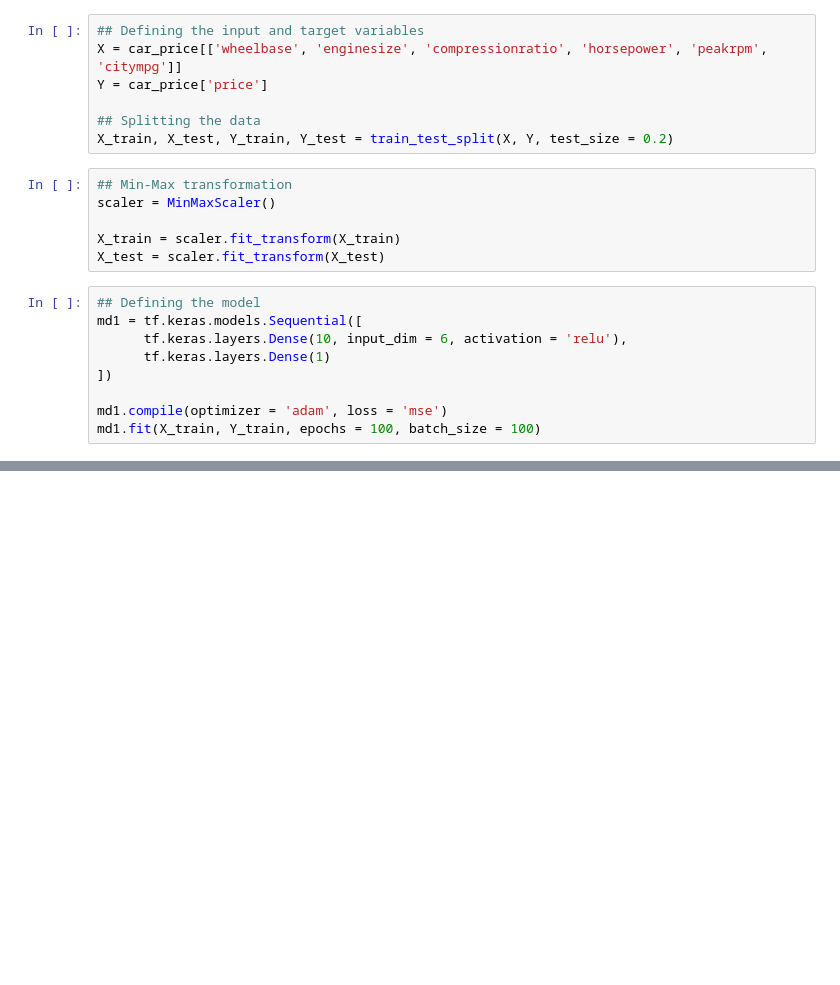
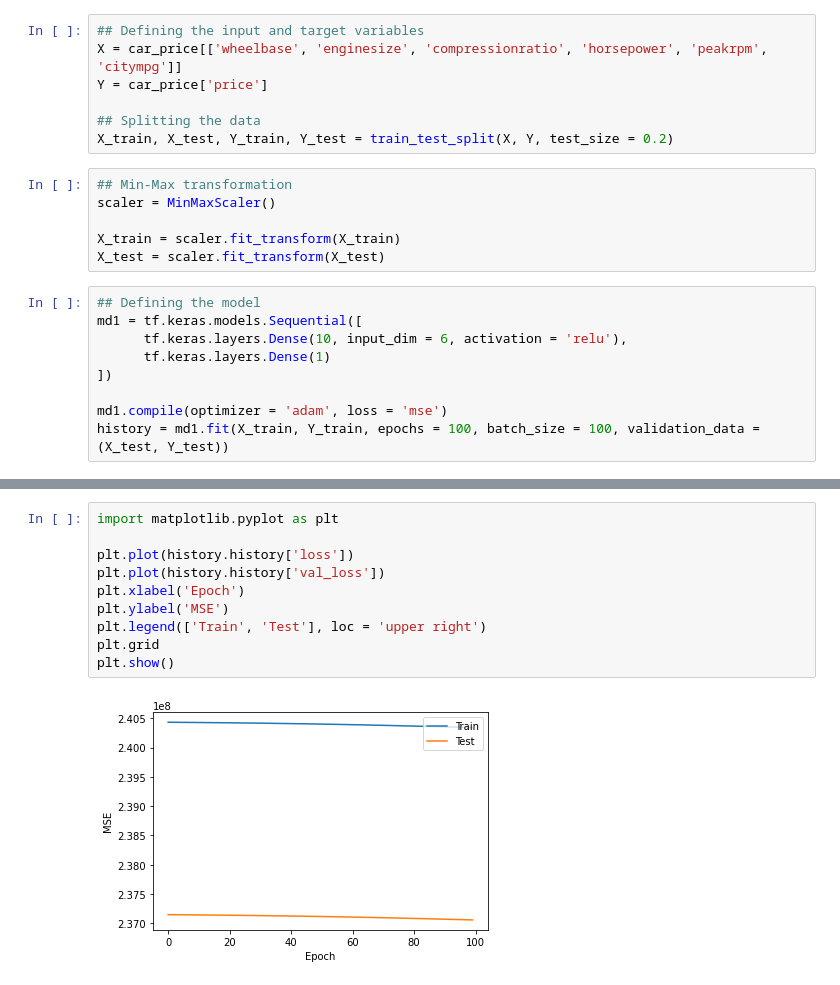
Before and after one commit to Babinmck/DATA445, a Jupyter notebook: In-Class assignments/In_class_11.ipynb, the cells around one changed output, grey strips where cells are left out. Drawn from its saved outputs; the diff is of its cells as text; blank space fills up the shorter version.

```diff
--- a/In-Class assignments/In_class_11.ipynb
+++ b/In-Class assignments/In_class_11.ipynb
@@ -51,6 +51,6 @@ md1 = tf.keras.models.Sequential([
 ])
 
 md1.compile(optimizer = 'adam', loss = 'mse')
-md1.fit(X_train, Y_train, epochs = 100, batch_size = 100)
+history = md1.fit(X_train, Y_train, epochs = 100, batch_size = 100, validation_data = (X_test, Y_test))
 # %% [output]
 Epoch 1/100
@@ -74,3 +73,15 @@ Epoch 100/100
+# %%
+import matplotlib.pyplot as plt
+
+plt.plot(history.history['loss'])
+plt.plot(history.history['val_loss'])
+plt.xlabel('Epoch')
+plt.ylabel('MSE')
+plt.legend(['Train', 'Test'], loc = 'upper right')
+plt.grid
+plt.show()
+# %% [output]
+[figure, added]
 # %%
 md1.evaluate(X_test, Y_test)
 # %% [output]
```
Also changed, not shown: parts of 6 cells of this notebook.
